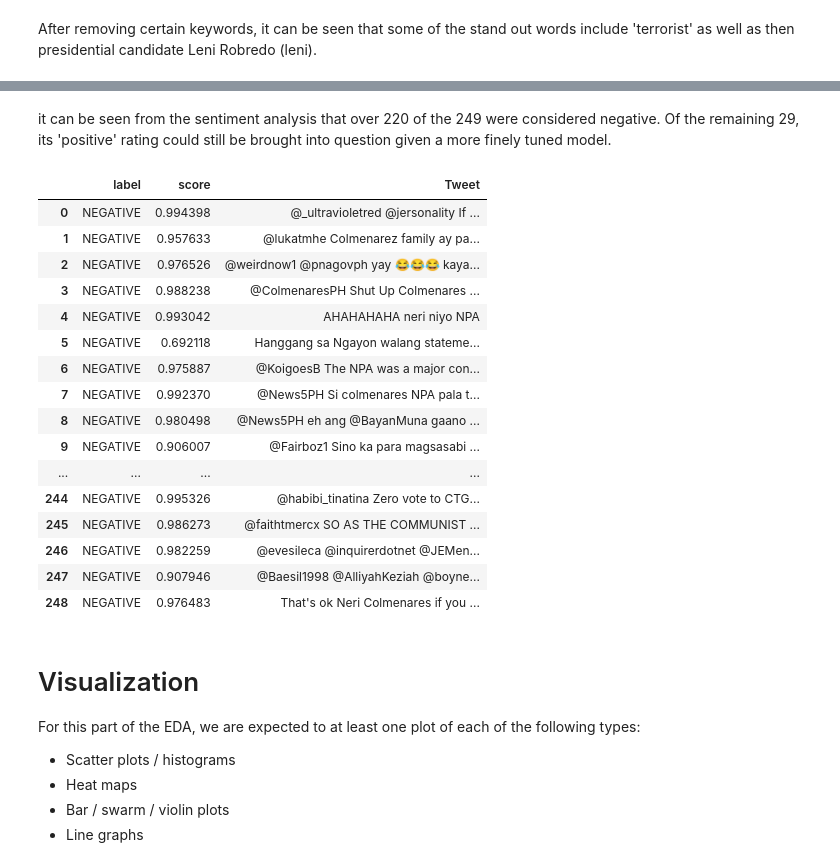
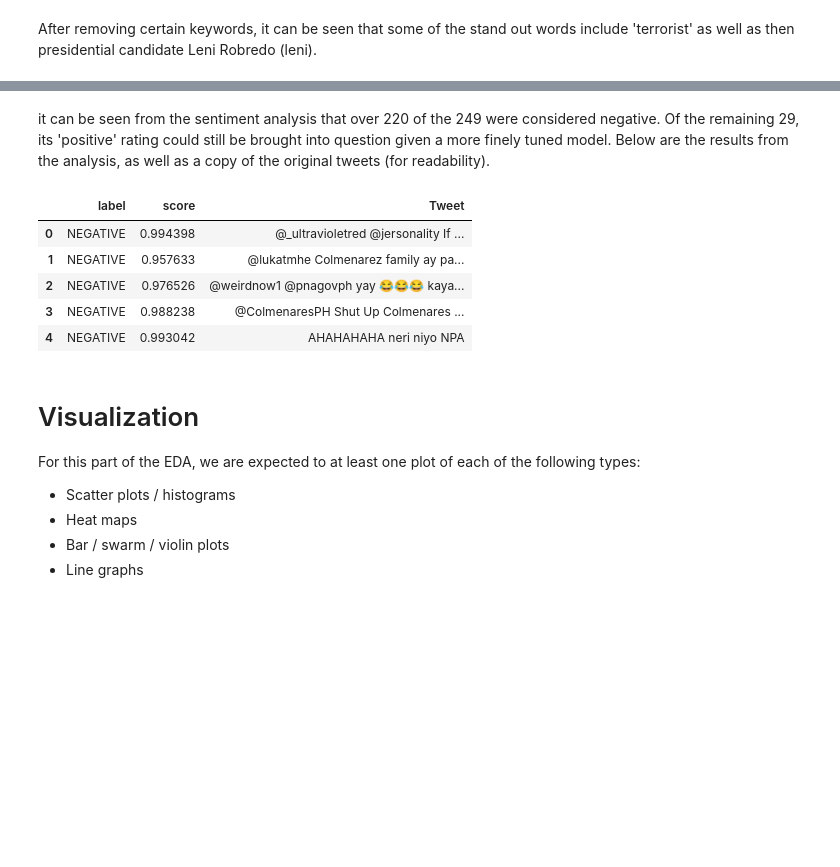
Before and after one commit to deckardsworkspace/cs132-group3, a Jupyter notebook: data-exploration/cs132_data_exploration.ipynb, the cells around one changed output, grey strips where cells are left out. Saved outputs shown, nothing was run; the diff lists cells and outputs as text; code cells hidden in the pictures; blank space fills up the shorter version.

```diff
--- a/data-exploration/cs132_data_exploration.ipynb
+++ b/data-exploration/cs132_data_exploration.ipynb
@@ -559,5 +554,5 @@ for tokenized_tweet in tokenized_list:
 
 df_tweets['Stemmed Tweet'] = tweets_stem
 df_tweets['Lemmatized Tweet'] = tweets_lem
-df_tweets.style.set_properties(**{'text-align': 'left'})
+df_tweets.head().style.set_properties(**{'text-align': 'left'})
 # %% [output]
@@ -614,27 +618,16 @@ freq           221
 Name: label, dtype: object
 # %% [markdown]
-it can be seen from the sentiment analysis that over 220 of the 249 were considered negative. Of the remaining 29, its 'positive' rating could still be brought into question given a more finely tuned model.
+it can be seen from the sentiment analysis that over 220 of the 249 were considered negative. Of the remaining 29, its 'positive' rating could still be brought into question given a more finely tuned model. Below are the results from the analysis, as well as a copy of the original tweets (for readability).
 # %%
 df_sentiment['Tweet'] = df_tweets['Tweet']
-df_sentiment.style.set_properties(**{'text-align': 'left'})
+df_sentiment.head().style.set_properties(**{'text-align': 'left'})
 # %% [output]
 |  | label | score | Tweet |
 | 0 | NEGATIVE | 0.994398 | @_ultravioletred @jersonality If ... |
 | 1 | NEGATIVE | 0.957633 | @lukatmhe Colmenarez family ay pa... |
 | 2 | NEGATIVE | 0.976526 | @weirdnow1 @pnagovph yay 😂😂😂 kaya... |
 | 3 | NEGATIVE | 0.988238 | @ColmenaresPH Shut Up Colmenares ... |
 | 4 | NEGATIVE | 0.993042 | AHAHAHAHA neri niyo NPA |
-| 5 | NEGATIVE | 0.692118 | Hanggang sa Ngayon walang stateme... |
-| 6 | NEGATIVE | 0.975887 | @KoigoesB The NPA was a major con... |
-| 7 | NEGATIVE | 0.992370 | @News5PH Si colmenares NPA pala t... |
-| 8 | NEGATIVE | 0.980498 | @News5PH eh ang @BayanMuna gaano ... |
-| 9 | NEGATIVE | 0.906007 | @Fairboz1 Sino ka para magsasabi ... |
-| ... | ... | ... | ... |
-| 244 | NEGATIVE | 0.995326 | @habibi_tinatina Zero vote to CTG... |
-| 245 | NEGATIVE | 0.986273 | @faithtmercx SO AS THE COMMUNIST ... |
-| 246 | NEGATIVE | 0.982259 | @evesileca @inquirerdotnet @JEMen... |
-| 247 | NEGATIVE | 0.907946 | @Baesil1998 @AlliyahKeziah @boyne... |
-| 248 | NEGATIVE | 0.976483 | That's ok Neri Colmenares if you ... |
 # %% [markdown]
 # Visualization
 For this part of the EDA, we are expected to at least one plot of each of the following types:
```
Also changed, not shown: parts of 23 cells of this notebook, 10 other files.
